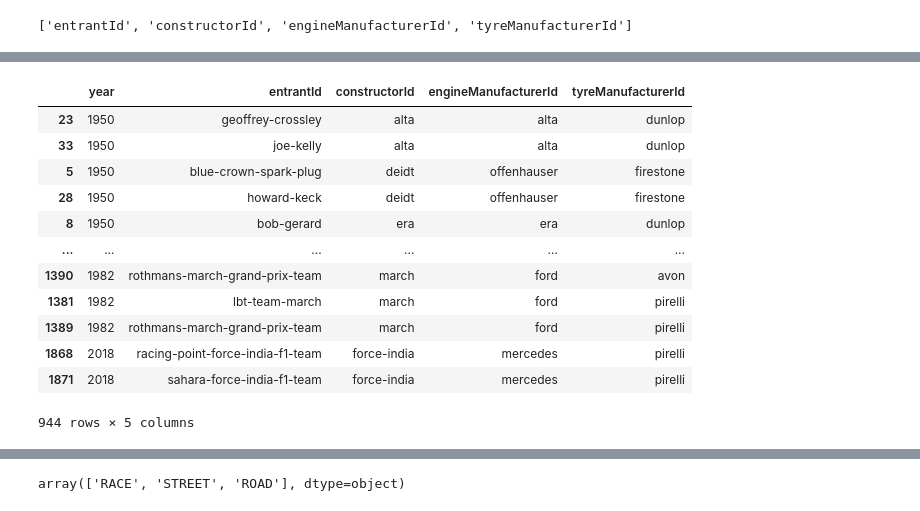
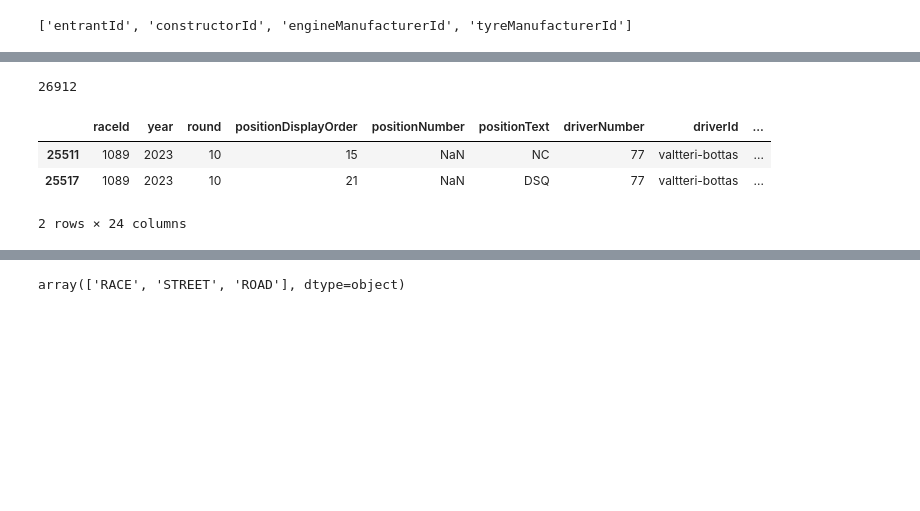
Before and after one commit to barbozasjulia/mineracao-dados-projeto-ufpe, a Jupyter notebook: data_preparation.ipynb, the cells around one changed output, grey strips where cells are left out. Cells and saved outputs as stored; diff of their text form; code cells hidden in the pictures; blank space fills up the shorter version.

```diff
--- a/data_preparation.ipynb
+++ b/data_preparation.ipynb
@@ -416,16 +101,32 @@ df_seasons_entrants_tyre_manufacturers.head()
+# %%
+# 1149 registros - df_races
+# 26911 registros - df_races_race_results
+# 26912 registros - df_races_qualifying_results
+
+df_merge = df_races \
+    .merge(prefixar_sem_id(df_races_race_results, 'races_race_results_'), how='left', on='raceId') \
+    .merge(prefixar_sem_id(df_races_constructor_standings, 'races_constructor_standings_'), how='left', on=['raceId', 'constructorId', 'engineManufacturerId']) \
+    .merge(prefixar_sem_id(df_races_driver_standings, 'races_driver_standings_'), how='left', on=['raceId', 'driverId']) \
+    .merge(prefixar_sem_id(df_races_starting_grid_positions, 'races_starting_grid_positions_'), how='left', on=['raceId', 'driverId', 'constructorId', 'engineManufacturerId', 'tyreManufacturerId']) \
+    .merge(prefixar_sem_id(df_circuits, 'circuits_'), how='left', on=['circuitId']) \
+    .merge(prefixar_sem_id(df_constructors, 'constructors_'), how='left', on=['constructorId']) \
+    .merge(prefixar_sem_id(df_drivers, 'drivers_'), how='left', on=['driverId']) \
+    .merge(prefixar_sem_id(df_engine_manufacturers, 'engine_manufacturers_'), how='left', on=['engineManufacturerId']) \
+    .merge(prefixar_sem_id(df_seasons_constructors, 'seasons_constructors_'), how='left', left_on=['constructorId', 'year'], right_on=['constructorId', 'seasons_constructors_year']) \
+    .merge(prefixar_sem_id(df_seasons_drivers, 'seasons_drivers_'), how='left', left_on=['driverId', 'year'], right_on=['driverId', 'seasons_drivers_year']) \
+    .merge(prefixar_sem_id(df_seasons_engine_manufacturers, 'seasons_engine_manufacturers_'), how='left', left_on=['engineManufacturerId', 'year'], right_on=['engineManufacturerId', 'seasons_engine_manufacturers_year']) \
+    .merge(prefixar_sem_id(df_races_qualifying_results, 'races_qualifying_results_'), how='left', on=['raceId', 'driverId', 'constructorId', 'engineManufacturerId', 'tyreManufacturerId']) \
+    # .merge(prefixar_sem_id(df_races_fastest_laps, 'races_fastest_laps_'), how='left', on=['raceId', 'driverId', 'constructorId', 'engineManufacturerId', 'tyreManufacturerId']) \
+    # .merge(prefixar_sem_id(df_constructors_chronology, 'constructors_chronology_'), how='left', on=['constructorId']) \
+    # .merge(prefixar_sem_id(df_seasons_entrants_tyre_manufacturers, 'seasons_entrants_tyre_manufacturers_'), how='left', left_on=['year', 'constructorId', 'engineManufacturerId', 'tyreManufacturerId'], right_on=['seasons_entrants_tyre_manufacturers_year', 'constructorId', 'engineManufacturerId', 'tyreManufacturerId']) \
+    # .merge(prefixar_sem_id(df_races_pit_stops, 'races_pit_stops_'), how='left', on=['raceId', 'driverId', 'constructorId', 'engineManufacturerId', 'tyreManufacturerId'])
+df_merge.shape[0]
+# %% [output]
+26912
 # %%
-df_seasons_entrants_tyre_manufacturers[df_seasons_entrants_tyre_manufacturers.duplicated(subset=['year', 'constructorId', 'engineManufacturerId', 'tyreManufacturerId'], keep=False)].sort_values(['year', 'constructorId', 'engineManufacturerId', 'tyreManufacturerId'])
+df_races_qualifying_results[df_races_qualifying_results.duplicated(subset=['raceId', 'driverId', 'constructorId', 'engineManufacturerId', 'tyreManufacturerId'], keep=False)]
 # %% [output]
-|  | year | entrantId | constructorId | engineManufacturerId | tyreManufacturerId |
-| 23 | 1950 | geoffrey-crossley | alta | alta | dunlop |
-| 33 | 1950 | joe-kelly | alta | alta | dunlop |
-| 5 | 1950 | blue-crown-spark-plug | deidt | offenhauser | firestone |
-| 28 | 1950 | howard-keck | deidt | offenhauser | firestone |
-| 8 | 1950 | bob-gerard | era | era | dunlop |
-| ... | ... | ... | ... | ... | ... |
-| 1390 | 1982 | rothmans-march-grand-prix-team | march | ford | avon |
-| 1381 | 1982 | lbt-team-march | march | ford | pirelli |
-| 1389 | 1982 | rothmans-march-grand-prix-team | march | ford | pirelli |
-| 1868 | 2018 | racing-point-force-india-f1-team | force-india | mercedes | pirelli |
-| 1871 | 2018 | sahara-force-india-f1-team | force-india | mercedes | pirelli |
+|  | raceId | year | round | positionDisplayOrder | positionNumber | positionText | driverNumber | driverId | ... |
+| 25511 | 1089 | 2023 | 10 | 15 | NaN | NC | 77 | valtteri-bottas | ... |
+| 25517 | 1089 | 2023 | 10 | 21 | NaN | DSQ | 77 | valtteri-bottas | ... |
-944 rows × 5 columns
+2 rows × 24 columns
```
Also changed, not shown: parts of 78 cells of this notebook.
